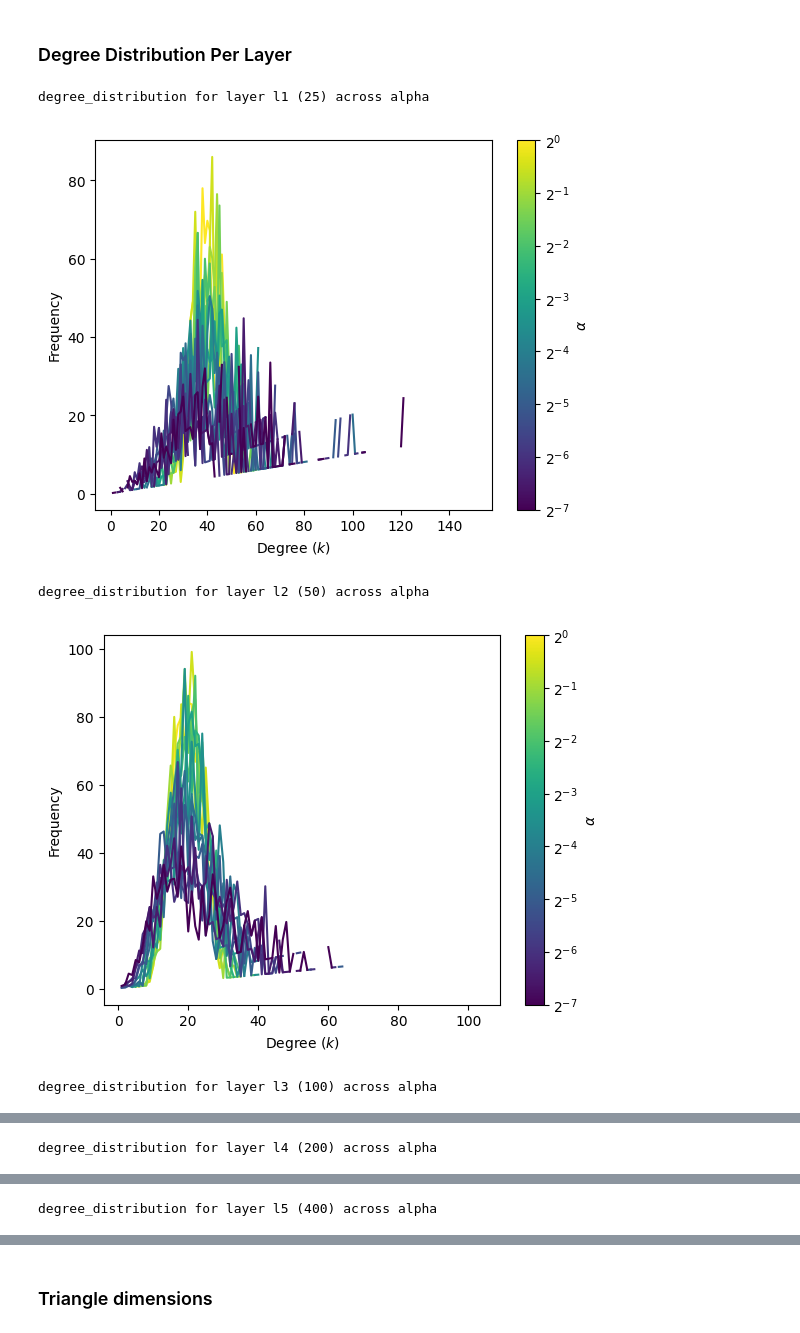
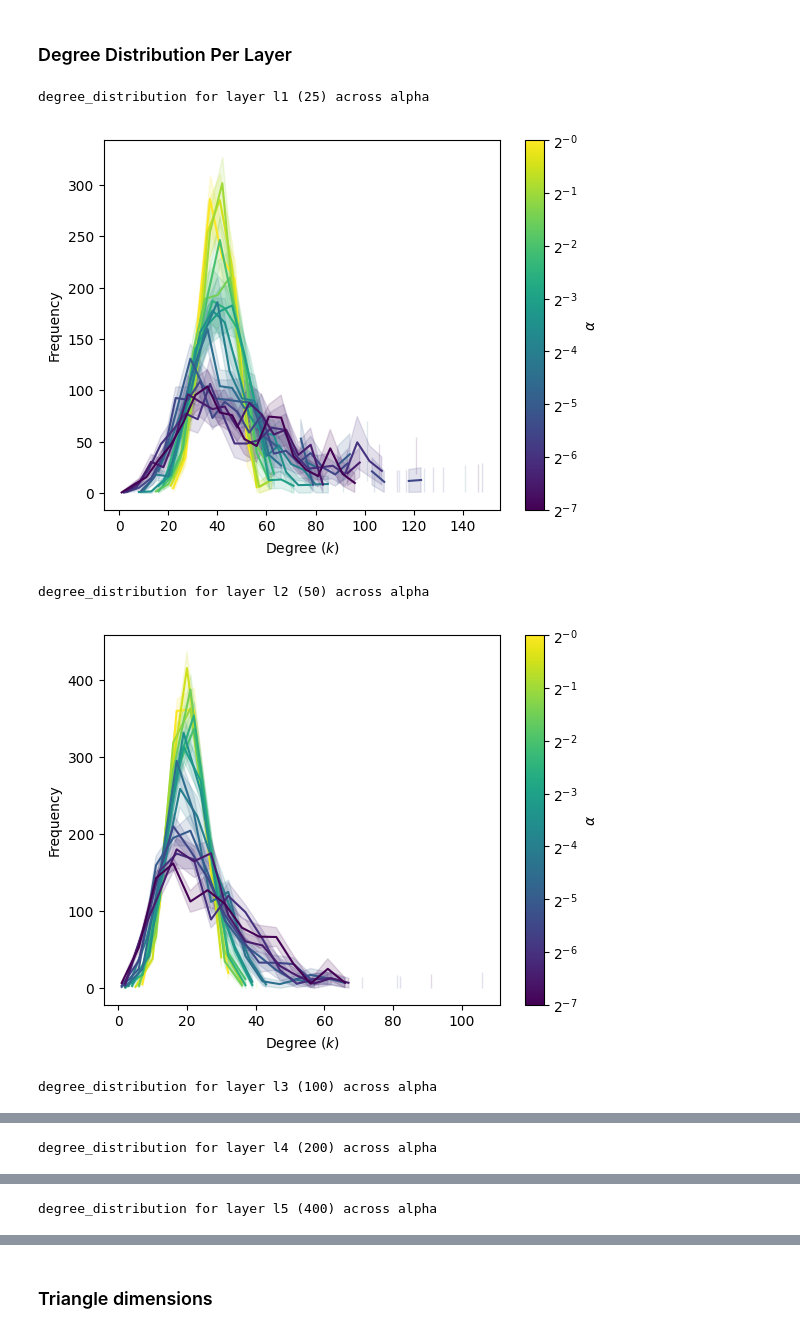
Before and after one commit to IrinaMonaEpure/MARS, a Jupyter notebook: notebooks/draft_experiments.ipynb, the cells around one changed output, grey strips where cells are left out. Saved outputs shown, nothing was run; the diff lists cells and outputs as text; code cells hidden in the pictures.

```diff
--- a/notebooks/draft_experiments.ipynb
+++ b/notebooks/draft_experiments.ipynb
@@ -374,7 +370,10 @@ degree_distribution across alpha values
 layer_sizes = [25, 50, 100, 200, 400]
 
 for layer_idx, layer_label in enumerate(cfg.network.layer_labels):
-    print(f"degree_distribution for layer "f"{layer_label} ({layer_sizes[layer_idx]}) across alpha")
+    print(
+        f"degree_distribution for layer "
+        f"{layer_label} ({layer_sizes[layer_idx]}) across alpha"
+    )
 
     fig, ax = plt.subplots()
 
@@ -384,15 +383,14 @@ for layer_idx, layer_label in enumerate(cfg.network.layer_labels):
             PropertyEnum.DEGREE_DISTRIBUTION_PER_LAYER
         ]
 
-        mean_dist, std_devs, ses = deg_dists_layers[layer_idx]
+        dist = deg_dists_layers[layer_idx]
 
-        k = mean_dist[:, 0]
-        freq = mean_dist[:, 1].astype(float)
-        std = std_devs.astype(float)
-        se = ses.astype(float)
+        k = dist[:, 0]
+        freq = dist[:, 1].astype(float)
+        se = dist[:, 3].astype(float)
 
-        lower = freq - se #std
-        upper = freq + se #std
+        lower = freq - se
+        upper = freq + se
 
         freq[freq <= 0] = np.nan
         lower[lower <= 0] = np.nan
@@ -417,37 +415,35 @@ for layer_idx, layer_label in enumerate(cfg.network.layer_labels):
 
     sm = cm.ScalarMappable(
         cmap=cmap,
         norm=norm,
     )
 
     sm.set_array([])
 
     cbar = fig.colorbar(sm, ax=ax)
 
     cbar.set_label(alpha_label)
 
     cbar.set_ticks(ticks)
 
     cbar.set_ticklabels([
-        rf"$2^{{{-j//2}}}$"
+        rf"$2^{{-{j//2}}}$"
         for j in range(0, 15, 2)
     ])
-
-    #ax.set_title(f"degree_distribution for layer "f"{layer_label} ({layer_sizes[layer_idx]}) across alpha")
 
     ax.set_xlabel(rf"Degree ($\mathit{{k}}$)")
     ax.set_ylabel("Frequency")
 
     plt.savefig(
         plot_dir /
         f"degree_distribution_layer_{layer_label}_all_alpha.png",
         bbox_inches="tight",
     )
 
     plt.show()
 # %% [output]
 degree_distribution for layer l1 (25) across alpha
-[figure, old version]
+[figure, new version]
 degree_distribution for layer l2 (50) across alpha
-[figure, old version]
+[figure, new version]
 degree_distribution for layer l3 (100) across alpha
```
Also changed, not shown: parts of 8 cells of this notebook.
